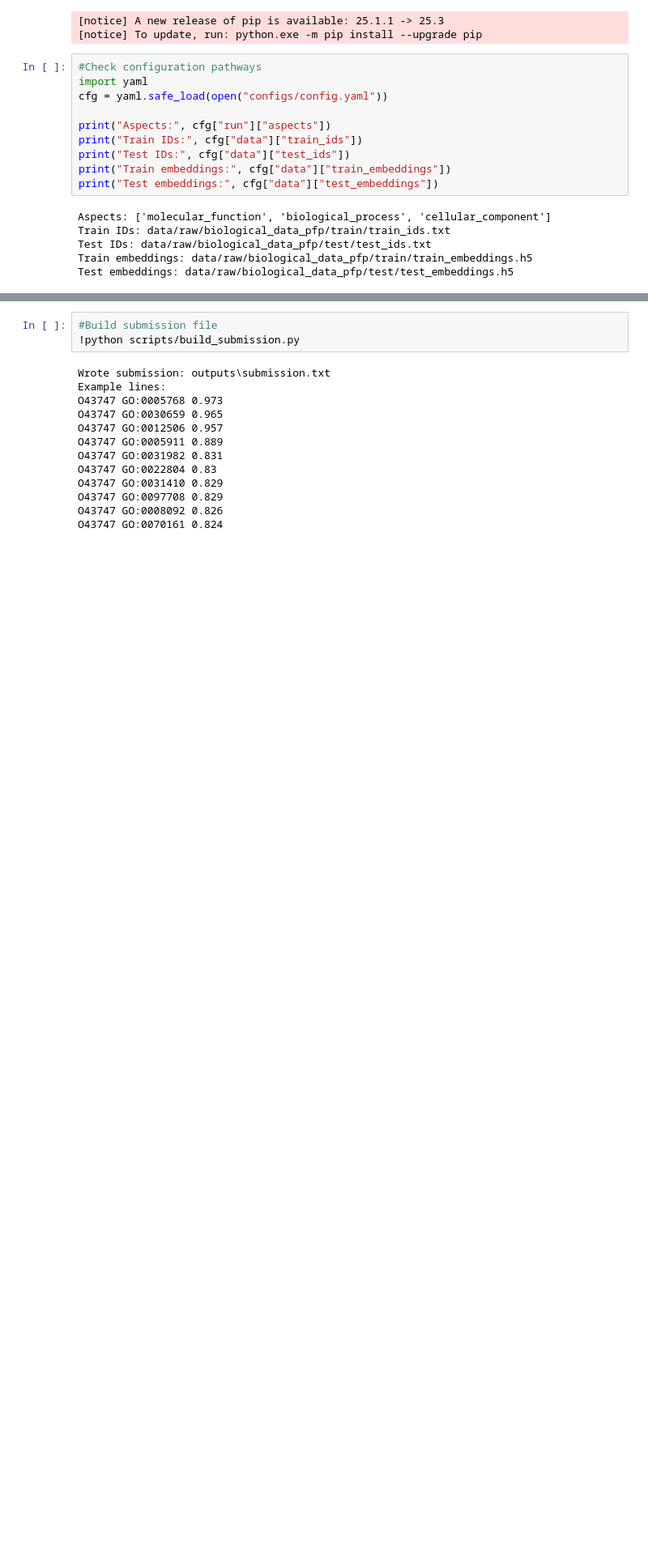
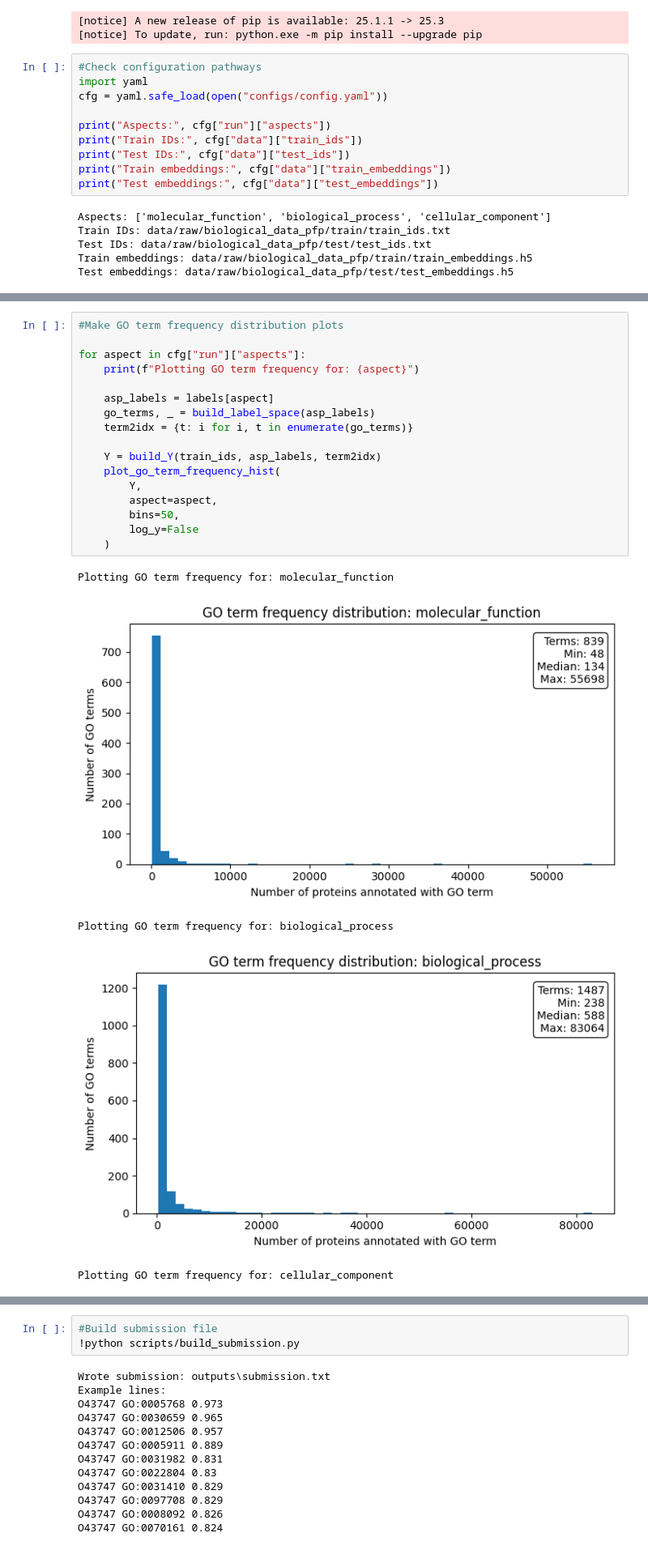
Before and after one commit to natalya-lavrenchuk/protein-function-prediction, a Jupyter notebook: scripts/master_file.ipynb, the cells around one changed output, grey strips where cells are left out. Shown at 81% size. Drawn from its saved outputs; the diff is of its cells as text; blank space fills up the shorter version.

Commit message:
Included all GO terms in modeling + make some plots

```diff
--- a/scripts/master_file.ipynb
+++ b/scripts/master_file.ipynb
@@ -86,0 +111,23 @@ Done. Total time: 0:09:25.023707
+# %%
+#Make GO term frequency distribution plots
+
+for aspect in cfg["run"]["aspects"]:
+    print(f"Plotting GO term frequency for: {aspect}")
+
+    asp_labels = labels[aspect]
+    go_terms, _ = build_label_space(asp_labels)
+    term2idx = {t: i for i, t in enumerate(go_terms)}
+
+    Y = build_Y(train_ids, asp_labels, term2idx)
+    plot_go_term_frequency_hist(
+        Y,
+        aspect=aspect,
+        bins=50,
+        log_y=False
+    )
+# %% [output]
+Plotting GO term frequency for: molecular_function
+[figure, added]
+Plotting GO term frequency for: biological_process
+[figure, added]
+Plotting GO term frequency for: cellular_component
```
Also changed, not shown: parts of 4 cells of this notebook, 12 other files.
